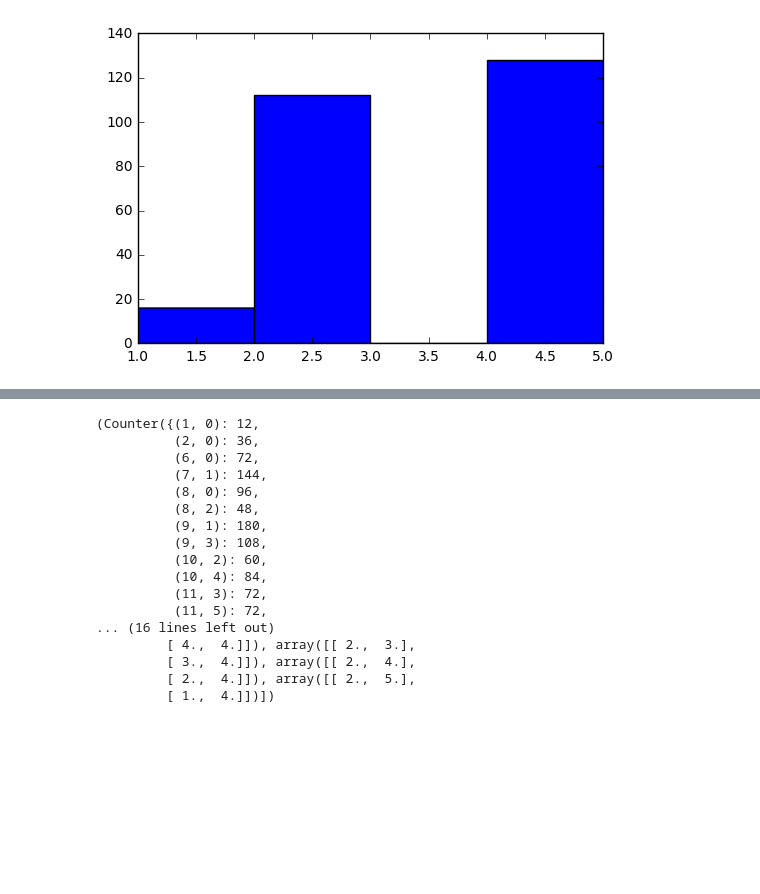
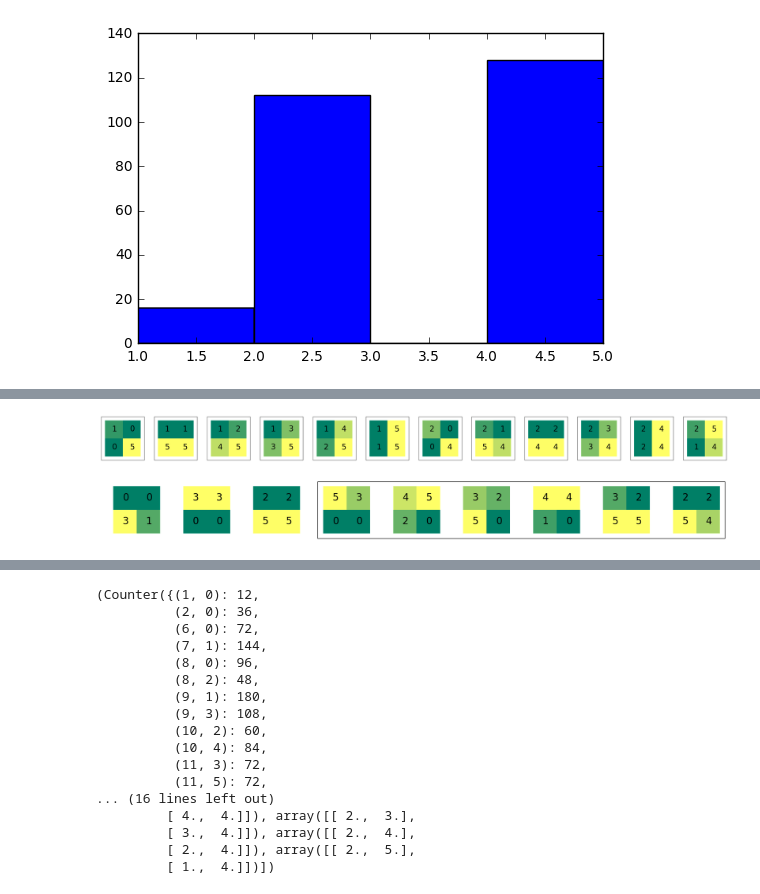
Before and after one commit to asross/am205-fproj, a Jupyter notebook: cycle-analysis.ipynb, the cells around one changed output, grey strips where cells are left out. Drawn from its saved outputs; the diff is of its cells as text; code cells hidden in the pictures; blank space fills up the shorter version.

```diff
--- a/cycle-analysis.ipynb
+++ b/cycle-analysis.ipynb
@@ -60,0 +103,63 @@ summarize_results_for_mod(4, 2, 2)
+# %%
+from collections import defaultdict
+def results_for_mod2(k, n, m):
+    A = transition_matrix(adj, n, m, k)
+    if A.nullity() > 0:
+        return False
+    cycles = defaultdict(list)
+    for grid in each_possible_grid(n, m, k):
+        length, index = cycle_information(A, grid)
+        cycles[(length, index)].append(grid)
+    return cycles
+# %%
+r = results_for_mod2(6, 2, 2)
+# %%
+def plot_state(s,t=0.1,fs=30):
+    plt.axis('off')
+    for i in range(len(s)):
+        for j in range(len(s[0])):
+            plt.gca().text(i-t, j+t, int(s[j][i]), fontsize=fs)
+    plt.imshow(s, cmap='summer', interpolation='none')
+
+with figure_grid(1,12, rowheight=2.5, rowwidth=35) as grid:
+    for eig in r[(1,0)]:
+        grid.next_subplot()
+        plot_state(eig)
+
+        sub = plt.gca()
+        ax = sub.axis()
+        width = ax[1]-ax[0]
+        height = ax[3]-ax[2]
+        rec = plt.Rectangle(
+            (ax[0]-0.1*width, ax[2]-0.1*height),
+            1.2*width,
+            1.2*height,
+            fill=False,lw=1)
+        rec = sub.add_patch(rec)
+        rec.set_clip_on(False)
+# %% [output]
+[figure, added]
+# %%
+A = transition_matrix(adj, 2, 2, 6)
+s = r[(9,3)][0]
+with figure_grid(1,10, rowheight=2.5,rowwidth=20) as grid:
+    grid.next_subplot()
+    plot_state(s, fs=20)
+    for _ in range(8):
+        s=A.solve(s.ravel()).reshape(s.shape)
+        grid.next_subplot()
+        plot_state(s,fs=20)
+
+    sub = plt.gca()
+    ax = sub.axis()
+    width = ax[1]-ax[0]
+    height = ax[3]-ax[2]
+    rec = plt.Rectangle(
+            (ax[0]-7.55*width, ax[2]-0.1*height),
+            8.65*width,
+            1.2*height,
+            fill=False,lw=1)
+    rec = sub.add_patch(rec)
+    rec.set_clip_on(False)
+# %% [output]
+[figure, added]
```
Also changed, not shown: parts of 18 cells of this notebook, 8 other files.
